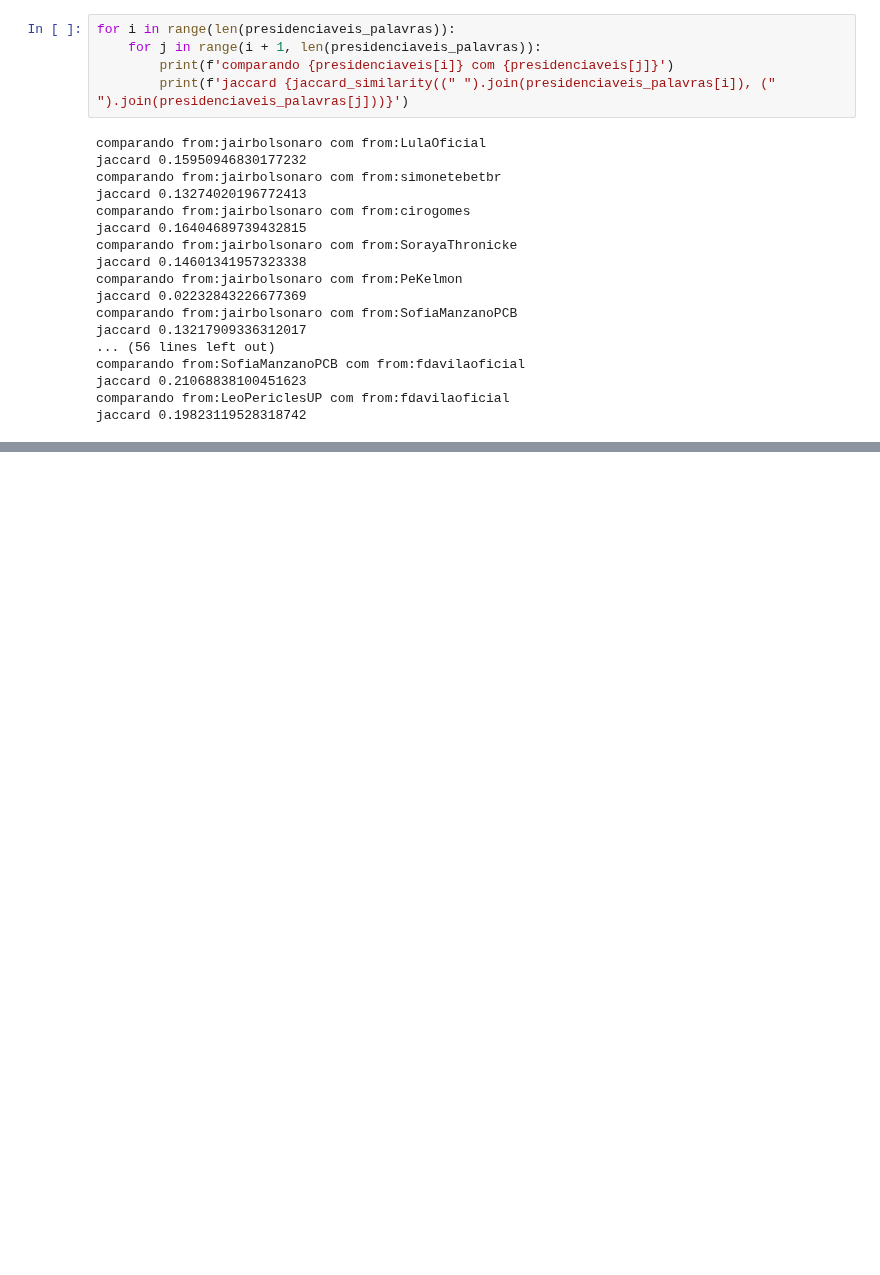
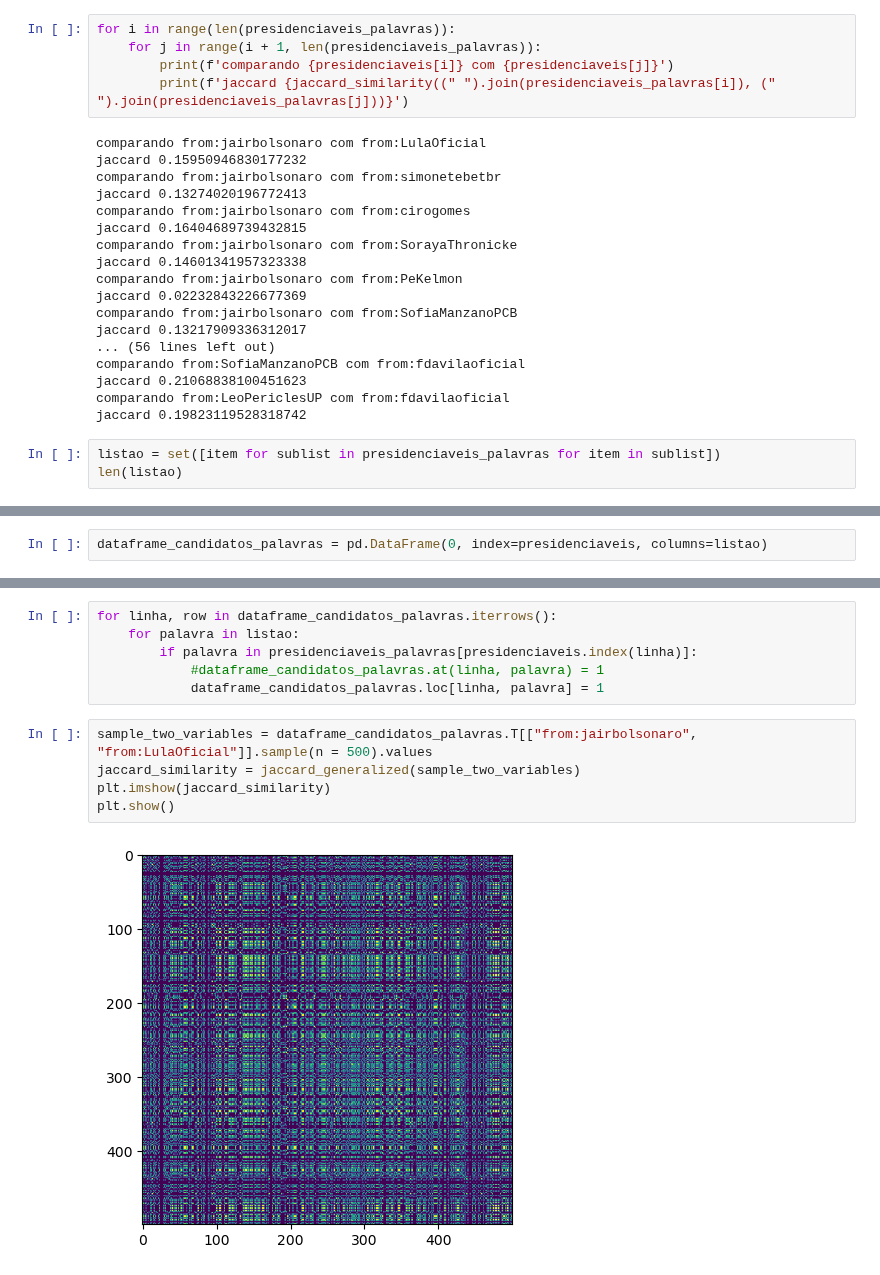
Before and after one commit to fagnercandido/presidenciaveis_twitter, a Jupyter notebook: feelings.ipynb, the cells around one changed output, grey strips where cells are left out. Cells and saved outputs as stored; diff of their text form; blank space fills up the shorter version.

Commit message:
updates with jaccard and metric backbone

```diff
--- a/feelings.ipynb
+++ b/feelings.ipynb
@@ -264,3 +342,6 @@ comparando from:SofiaManzanoPCB com from:fdavilaoficial
 jaccard 0.21068838100451623
 comparando from:LeoPericlesUP com from:fdavilaoficial
 jaccard 0.19823119528318742
+# %%
+listao = set([item for sublist in presidenciaveis_palavras for item in sublist])
+len(listao)
@@ -266,0 +350,2 @@ jaccard 0.19823119528318742
+# %%
+dataframe_candidatos_palavras = pd.DataFrame(0, index=presidenciaveis, columns=listao)
@@ -266,0 +366,13 @@ jaccard 0.19823119528318742
+# %%
+for linha, row in dataframe_candidatos_palavras.iterrows():
+    for palavra in listao:
+        if palavra in presidenciaveis_palavras[presidenciaveis.index(linha)]:
+            #dataframe_candidatos_palavras.at(linha, palavra) = 1
+            dataframe_candidatos_palavras.loc[linha, palavra] = 1
+# %%
+sample_two_variables = dataframe_candidatos_palavras.T[["from:jairbolsonaro", "from:LulaOficial"]].sample(n = 500).values
+jaccard_similarity = jaccard_generalized(sample_two_variables)
+plt.imshow(jaccard_similarity)
+plt.show()
+# %% [output]
+[figure, added]
```
Also changed, not shown: parts of 8 cells of this notebook.
